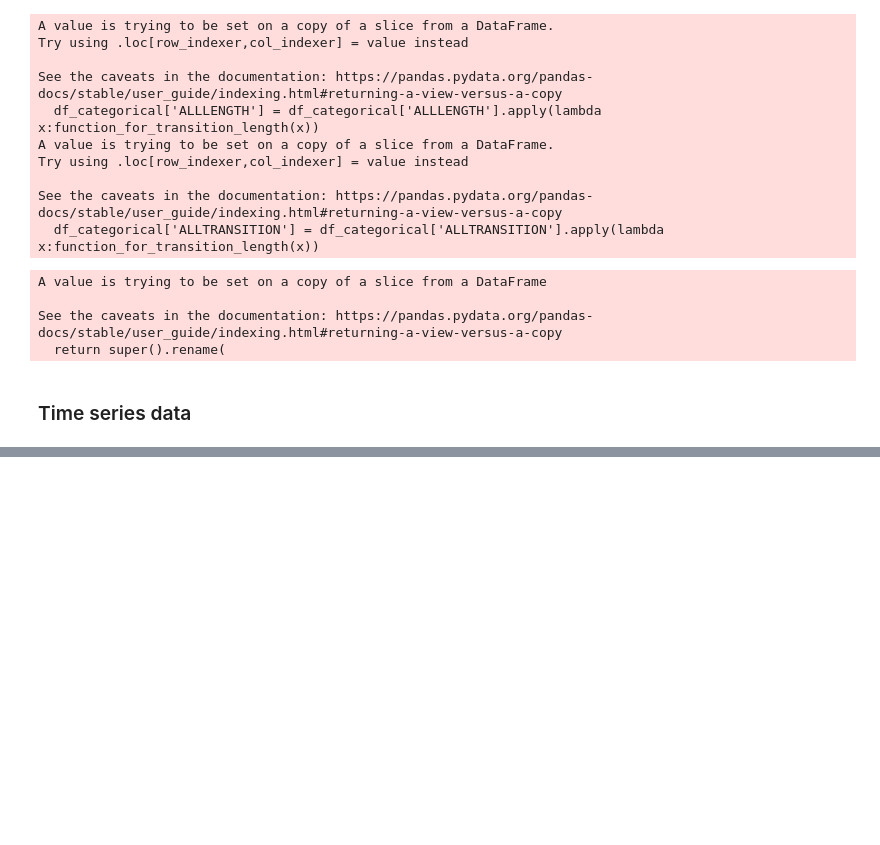
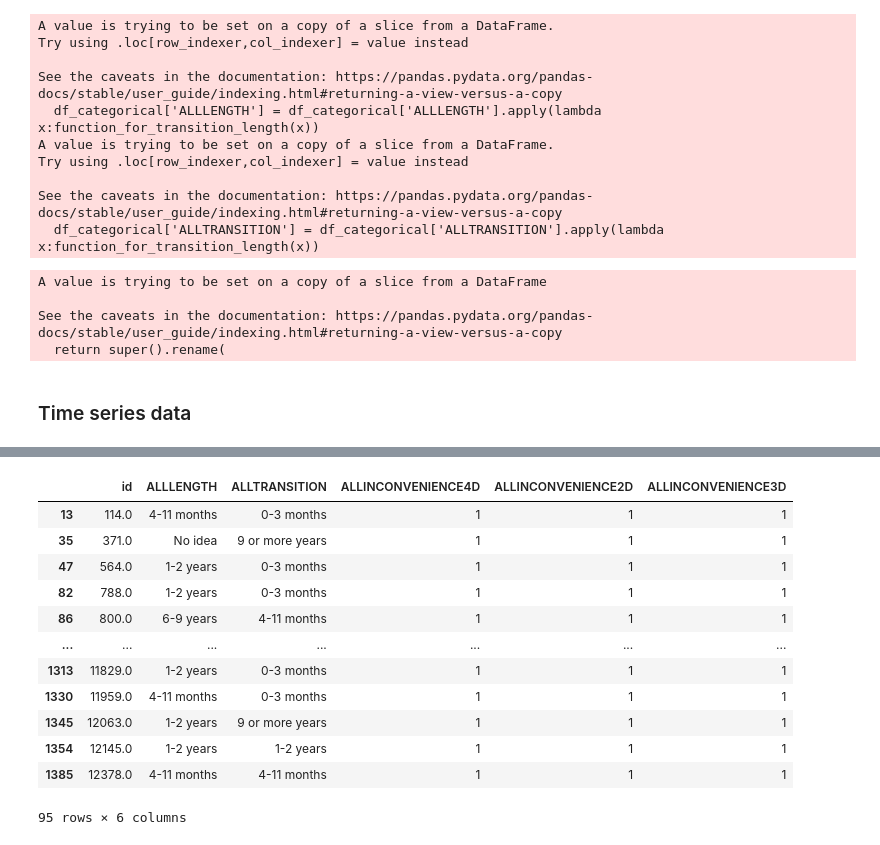
Before and after one commit to krips2398/vegan-planet, a Jupyter notebook: data_transformation/Data Transformation.ipynb, the cells around one changed output, grey strips where cells are left out. Drawn from its saved outputs; the diff is of its cells as text; code cells hidden in the pictures; blank space fills up the shorter version.

```diff
--- a/data_transformation/Data Transformation.ipynb
+++ b/data_transformation/Data Transformation.ipynb
@@ -373,0 +498,18 @@ df_time_series.to_csv('../project_data/timeseries_opening_of_restuarants.csv',in
+# %%
+df_new = df_new[df_new['ALLINCONVENIENCE2D']==1]
+# %%
+df_new
+# %% [output]
+|  | id | ALLLENGTH | ALLTRANSITION | ALLINCONVENIENCE4D | ALLINCONVENIENCE2D | ALLINCONVENIENCE3D |
+| 13 | 114.0 | 4-11 months | 0-3 months | 1 | 1 | 1 |
+| 35 | 371.0 | No idea | 9 or more years | 1 | 1 | 1 |
+| 47 | 564.0 | 1-2 years | 0-3 months | 1 | 1 | 1 |
+| 82 | 788.0 | 1-2 years | 0-3 months | 1 | 1 | 1 |
+| 86 | 800.0 | 6-9 years | 4-11 months | 1 | 1 | 1 |
+| ... | ... | ... | ... | ... | ... | ... |
+| 1313 | 11829.0 | 1-2 years | 0-3 months | 1 | 1 | 1 |
+| 1330 | 11959.0 | 4-11 months | 0-3 months | 1 | 1 | 1 |
+| 1345 | 12063.0 | 1-2 years | 9 or more years | 1 | 1 | 1 |
+| 1354 | 12145.0 | 1-2 years | 1-2 years | 1 | 1 | 1 |
+| 1385 | 12378.0 | 4-11 months | 4-11 months | 1 | 1 | 1 |
+95 rows × 6 columns
```
Also changed, not shown: parts of 17 cells of this notebook, 3 other files.
